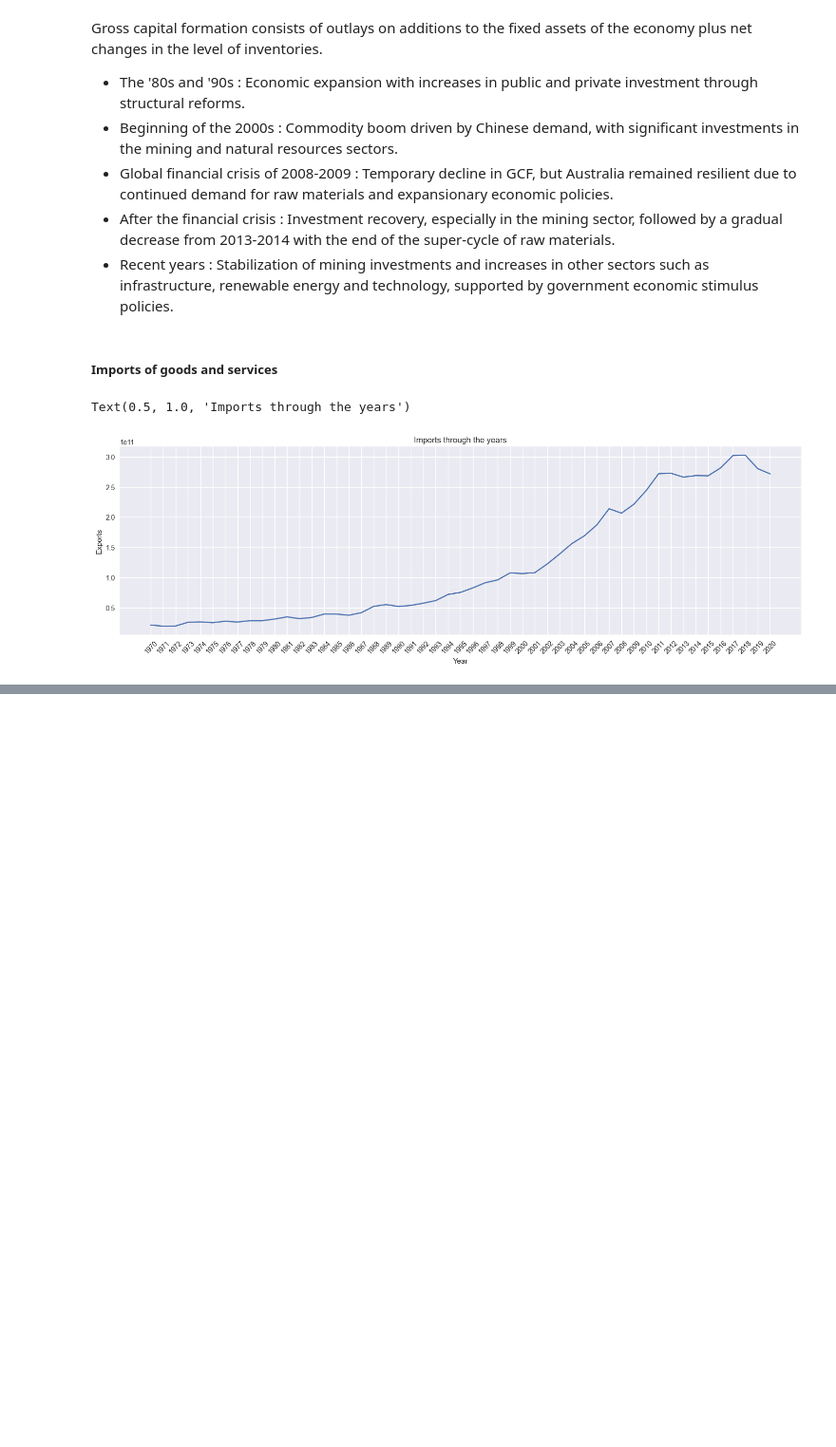
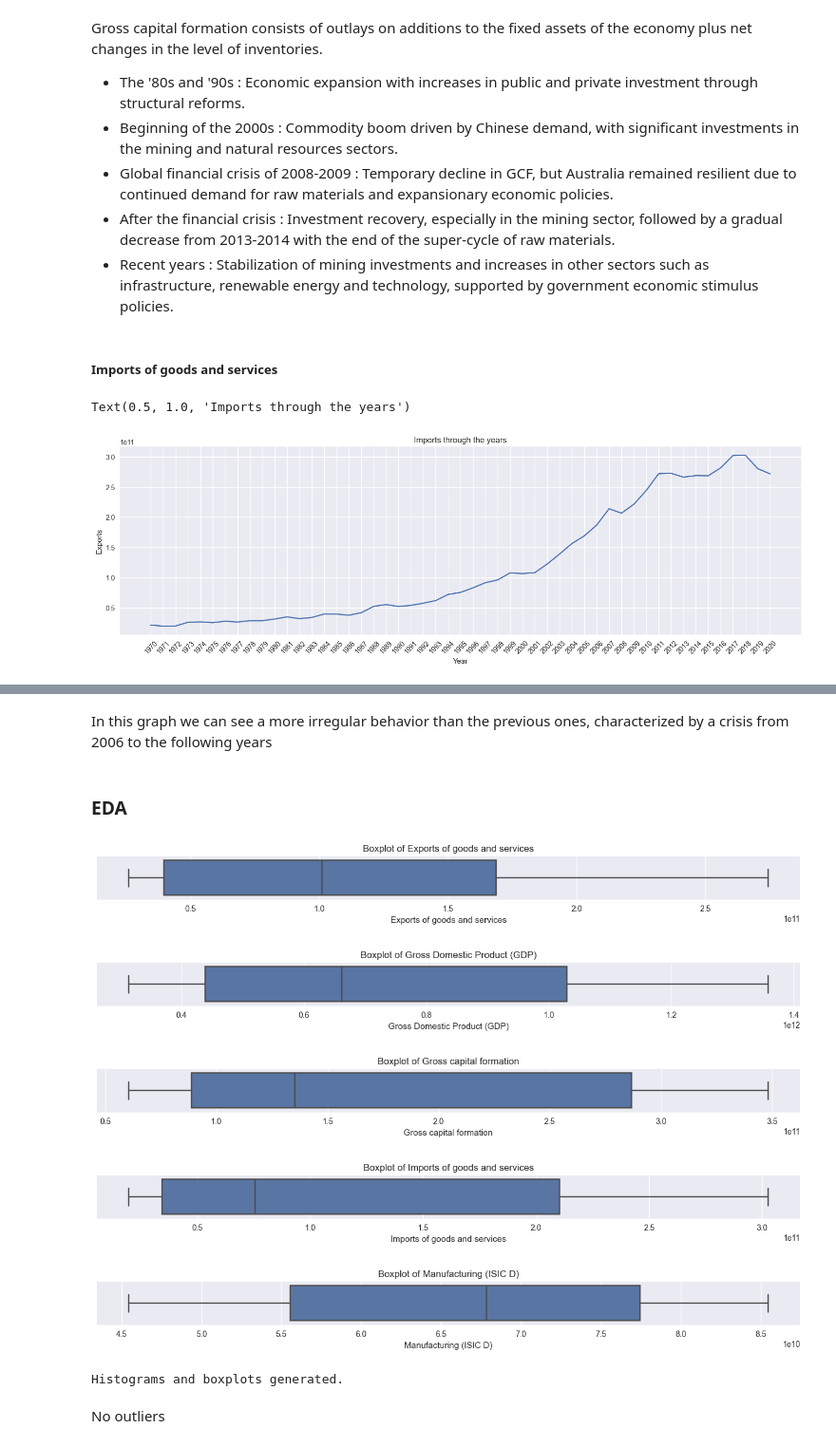
Before and after one commit to AlessandroSignoretto/Statistical_Models_project, a Jupyter notebook: Models_project.ipynb, the cells around one changed output, grey strips where cells are left out. Shown at 95% size. Saved outputs shown, nothing was run; the diff lists cells and outputs as text; code cells hidden in the pictures; blank space fills up the shorter version.

```diff
--- a/Models_project.ipynb
+++ b/Models_project.ipynb
@@ -305,0 +324,24 @@ Text(0.5, 1.0, 'Imports through the years')
+# %% [markdown]
+In this graph we can see a more irregular behavior than the previous ones, characterized by a crisis from 2006 to the following years
+# %% [markdown]
+<h3><b>EDA</b></h3>
+# %%
+# Plot boxplots for the selected columns
+columns_to_plot = ['Exports of goods and services', 'Gross Domestic Product (GDP)', 'Gross capital formation','Imports of goods and services','Manufacturing (ISIC D)' ]
+for column in columns_to_plot:
+    plt.figure(figsize=(16, 1))
+    sns.boxplot(x=Australia_df[column])
+    plt.title('Boxplot of ' + column)
+    plt.xlabel(column)
+    plt.show()
+
+print('Histograms and boxplots generated.')
+# %% [output]
+[figure, added]
+[figure, added]
+[figure, added]
+[figure, added]
+[figure, added]
+Histograms and boxplots generated.
+# %% [markdown]
+No outliers
```
Also changed, not shown: parts of 3 cells of this notebook.
